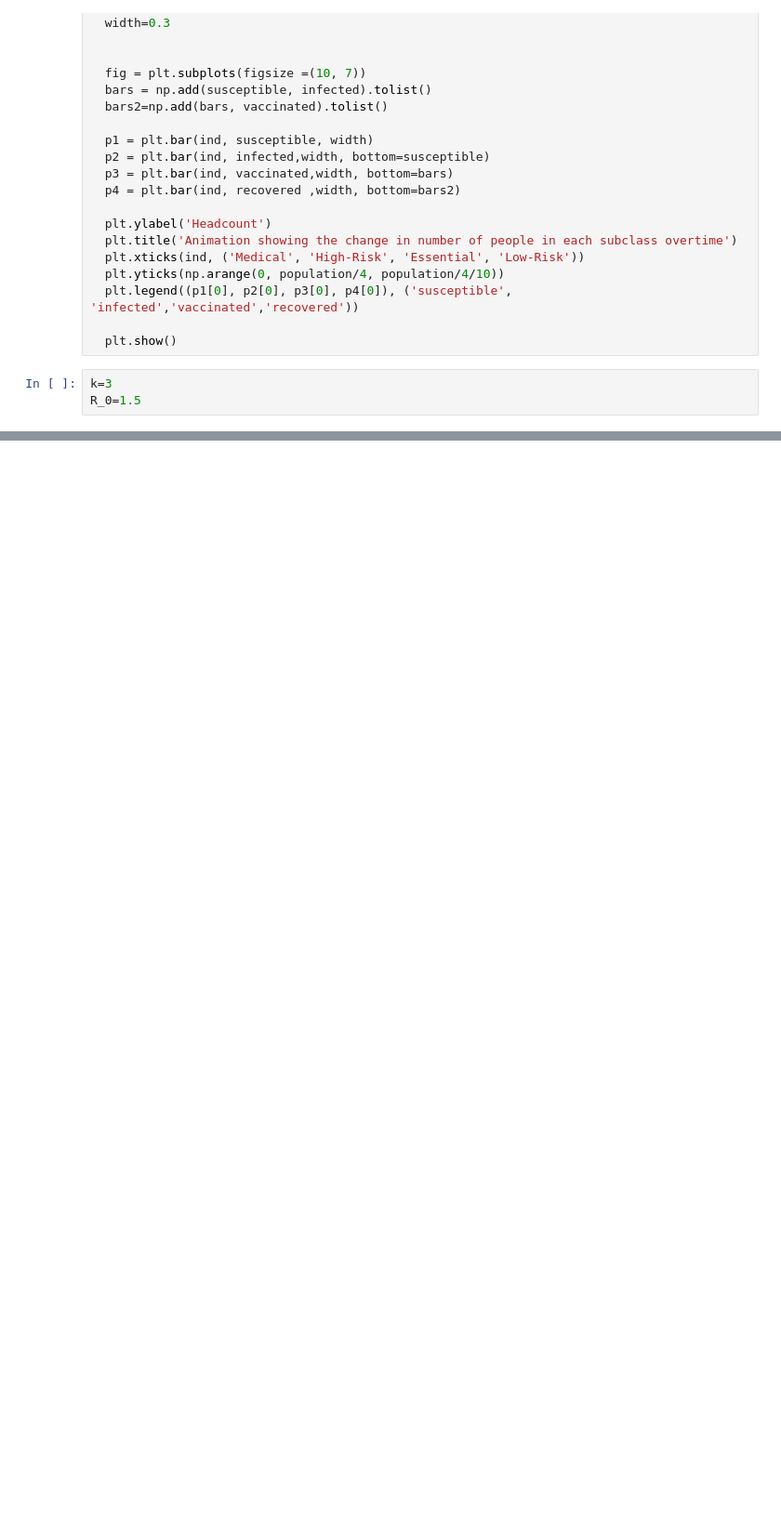
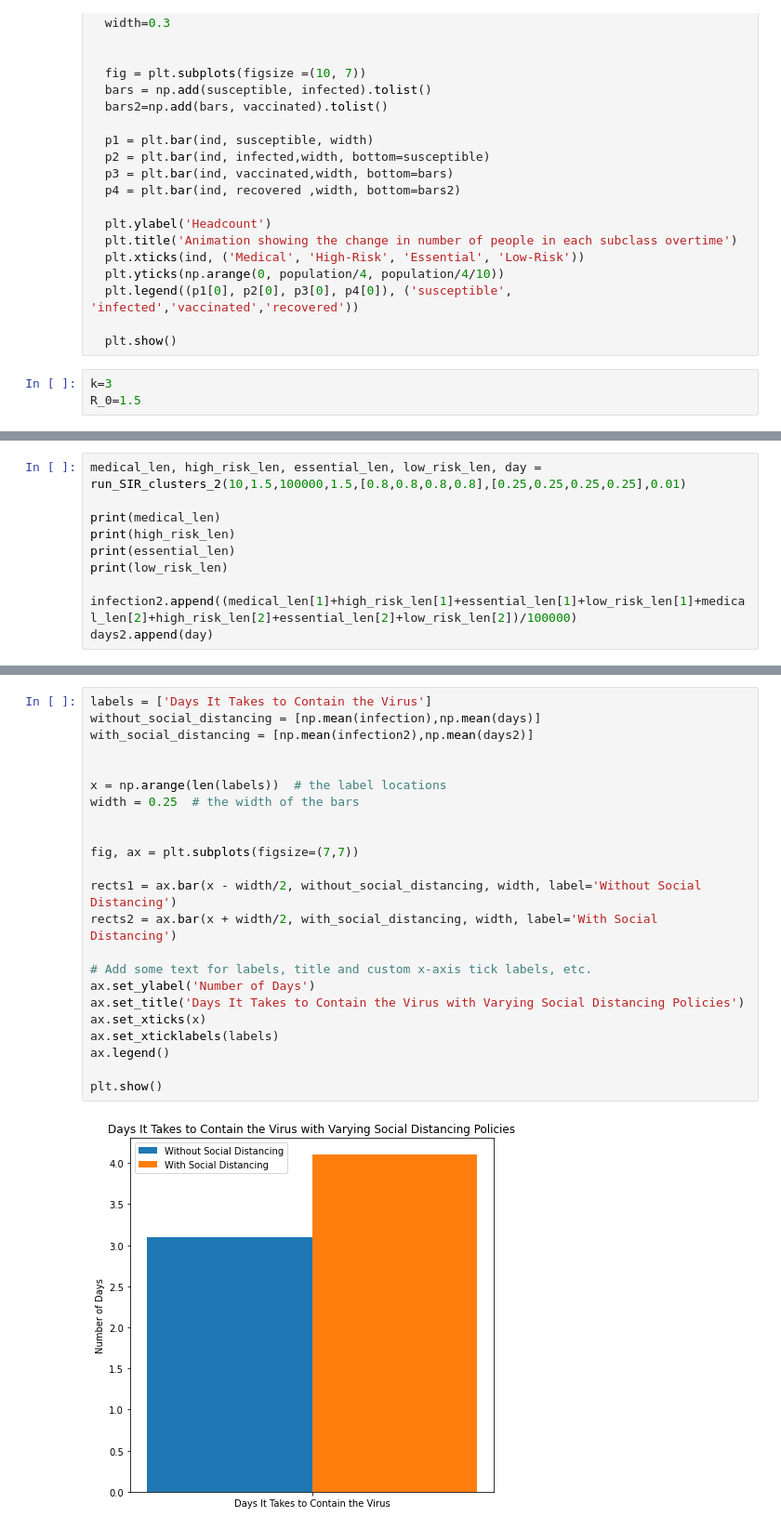
Before and after one commit to sc2267/ORIE-4580-Final-Project, a Jupyter notebook: ORIE_4580_Project.ipynb, the cells around one changed output, grey strips where cells are left out. Shown: that part at 93% size. Cells and saved outputs as stored; diff of their text form; blank space fills up the shorter version.

```diff
--- a/ORIE_4580_Project.ipynb
+++ b/ORIE_4580_Project.ipynb
@@ -582,0 +686,10 @@ print('The 95% CI for the number of days it takes to contain the virus is (', LB
+# %%
+medical_len, high_risk_len, essential_len, low_risk_len, day = run_SIR_clusters_2(10,1.5,100000,1.5,[0.8,0.8,0.8,0.8],[0.25,0.25,0.25,0.25],0.01)
+
+print(medical_len)
+print(high_risk_len)
+print(essential_len)
+print(low_risk_len)
+
+infection2.append((medical_len[1]+high_risk_len[1]+essential_len[1]+low_risk_len[1]+medical_len[2]+high_risk_len[2]+essential_len[2]+low_risk_len[2])/100000)
+days2.append(day)
@@ -582,0 +725,25 @@ print('The 95% CI for the number of days it takes to contain the virus is (', LB
+# %%
+labels = ['Days It Takes to Contain the Virus']
+without_social_distancing = [np.mean(infection),np.mean(days)]
+with_social_distancing = [np.mean(infection2),np.mean(days2)]
+
+
+x = np.arange(len(labels))  # the label locations
+width = 0.25  # the width of the bars
+
+
+fig, ax = plt.subplots(figsize=(7,7))
+
+rects1 = ax.bar(x - width/2, without_social_distancing, width, label='Without Social Distancing')
+rects2 = ax.bar(x + width/2, with_social_distancing, width, label='With Social Distancing')
+
+# Add some text for labels, title and custom x-axis tick labels, etc.
+ax.set_ylabel('Number of Days')
+ax.set_title('Days It Takes to Contain the Virus with Varying Social Distancing Policies')
+ax.set_xticks(x)
+ax.set_xticklabels(labels)
+ax.legend()
+
+plt.show()
+# %% [output]
+[figure, added]
```
Also changed, not shown: parts of 33 cells of this notebook, 1 other file.
